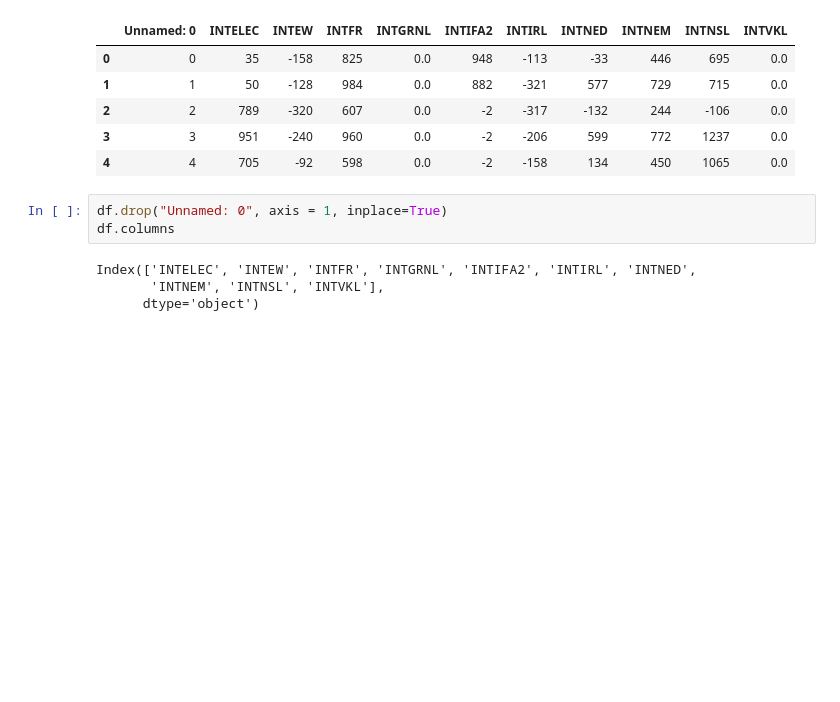
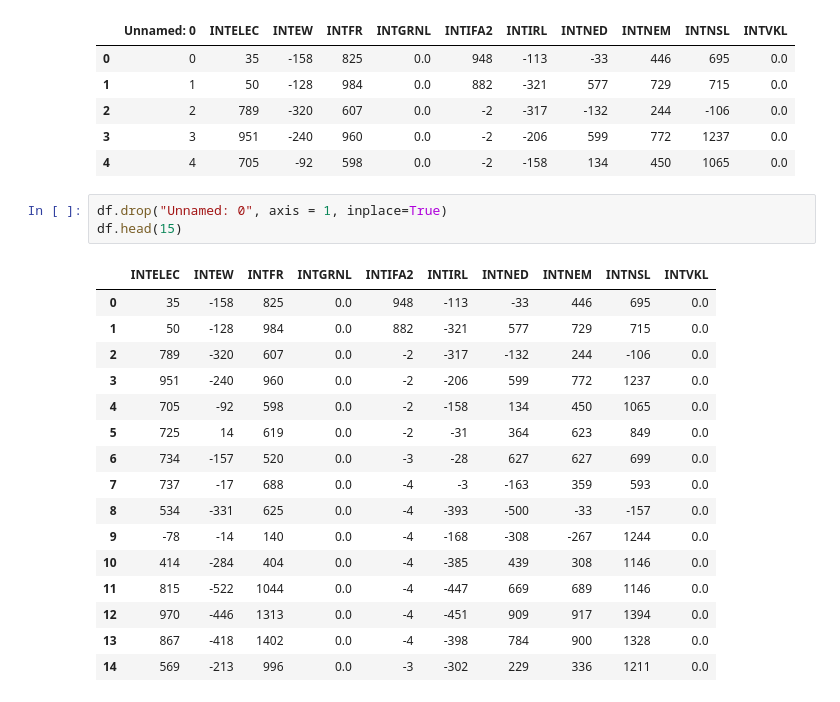
Before and after one commit to theglassofwater/Electricity, a Jupyter notebook: energy_mix/interconnectors.ipynb, the cells around one changed output. Saved outputs shown, nothing was run; the diff lists cells and outputs as text; blank space fills up the shorter version.

```diff
--- a/energy_mix/interconnectors.ipynb
+++ b/energy_mix/interconnectors.ipynb
@@ -17,8 +17,21 @@ df.head()
 | 4 | 4 | 705 | -92 | 598 | 0.0 | -2 | -158 | 134 | 450 | 1065 | 0.0 |
 # %%
 df.drop("Unnamed: 0", axis = 1, inplace=True)
-df.columns
+df.head(15)
 # %% [output]
-Index(['INTELEC', 'INTEW', 'INTFR', 'INTGRNL', 'INTIFA2', 'INTIRL', 'INTNED',
-       'INTNEM', 'INTNSL', 'INTVKL'],
-      dtype='object')
+|  | INTELEC | INTEW | INTFR | INTGRNL | INTIFA2 | INTIRL | INTNED | INTNEM | INTNSL | INTVKL |
+| 0 | 35 | -158 | 825 | 0.0 | 948 | -113 | -33 | 446 | 695 | 0.0 |
+| 1 | 50 | -128 | 984 | 0.0 | 882 | -321 | 577 | 729 | 715 | 0.0 |
+| 2 | 789 | -320 | 607 | 0.0 | -2 | -317 | -132 | 244 | -106 | 0.0 |
+| 3 | 951 | -240 | 960 | 0.0 | -2 | -206 | 599 | 772 | 1237 | 0.0 |
+| 4 | 705 | -92 | 598 | 0.0 | -2 | -158 | 134 | 450 | 1065 | 0.0 |
+| 5 | 725 | 14 | 619 | 0.0 | -2 | -31 | 364 | 623 | 849 | 0.0 |
+| 6 | 734 | -157 | 520 | 0.0 | -3 | -28 | 627 | 627 | 699 | 0.0 |
+| 7 | 737 | -17 | 688 | 0.0 | -4 | -3 | -163 | 359 | 593 | 0.0 |
+| 8 | 534 | -331 | 625 | 0.0 | -4 | -393 | -500 | -33 | -157 | 0.0 |
+| 9 | -78 | -14 | 140 | 0.0 | -4 | -168 | -308 | -267 | 1244 | 0.0 |
+| 10 | 414 | -284 | 404 | 0.0 | -4 | -385 | 439 | 308 | 1146 | 0.0 |
+| 11 | 815 | -522 | 1044 | 0.0 | -4 | -447 | 669 | 689 | 1146 | 0.0 |
+| 12 | 970 | -446 | 1313 | 0.0 | -4 | -451 | 909 | 917 | 1394 | 0.0 |
+| 13 | 867 | -418 | 1402 | 0.0 | -4 | -398 | 784 | 900 | 1328 | 0.0 |
+| 14 | 569 | -213 | 996 | 0.0 | -3 | -302 | 229 | 336 | 1211 | 0.0 |
```
Also changed, not shown: parts of 12 cells of this notebook, 2 other files.
